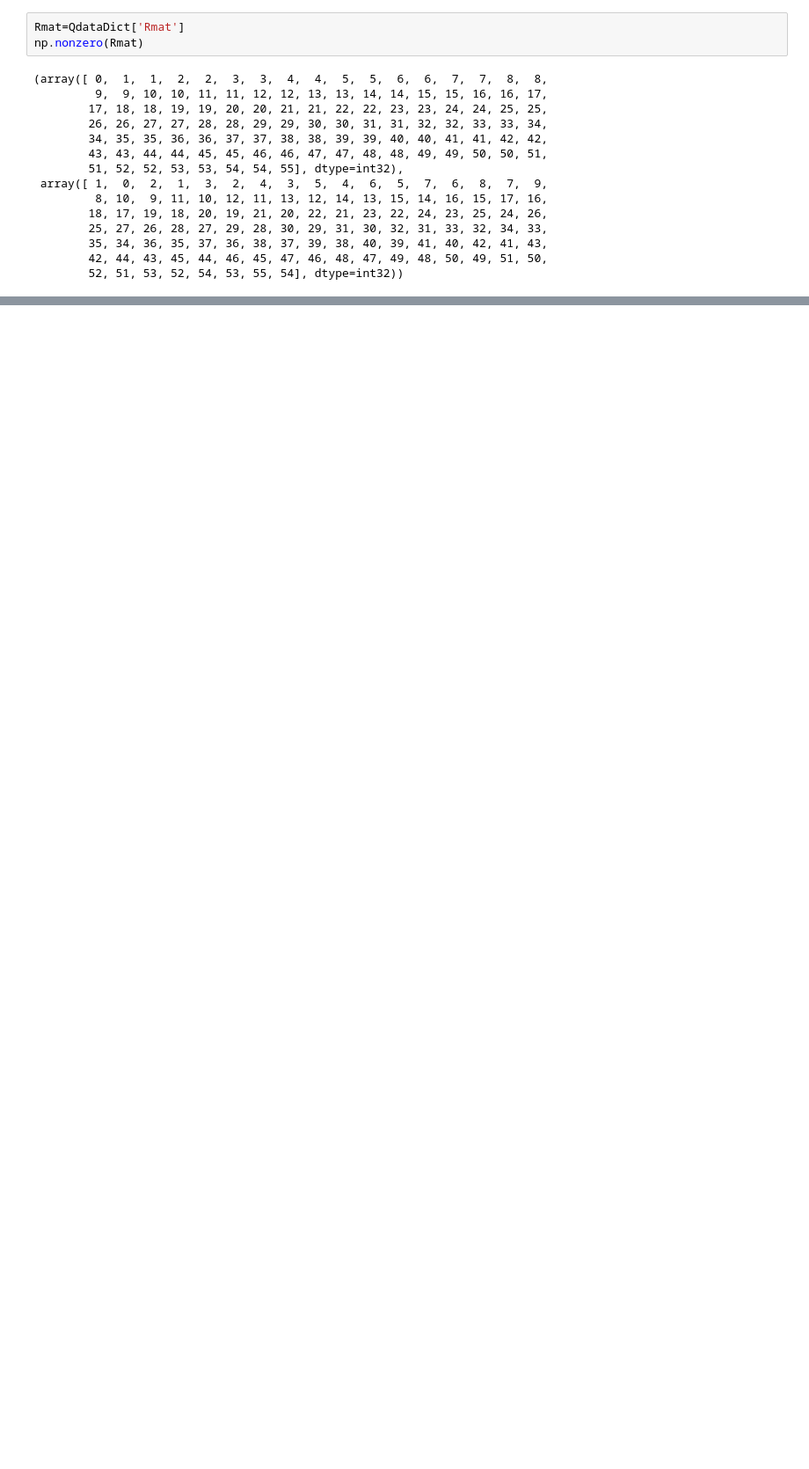
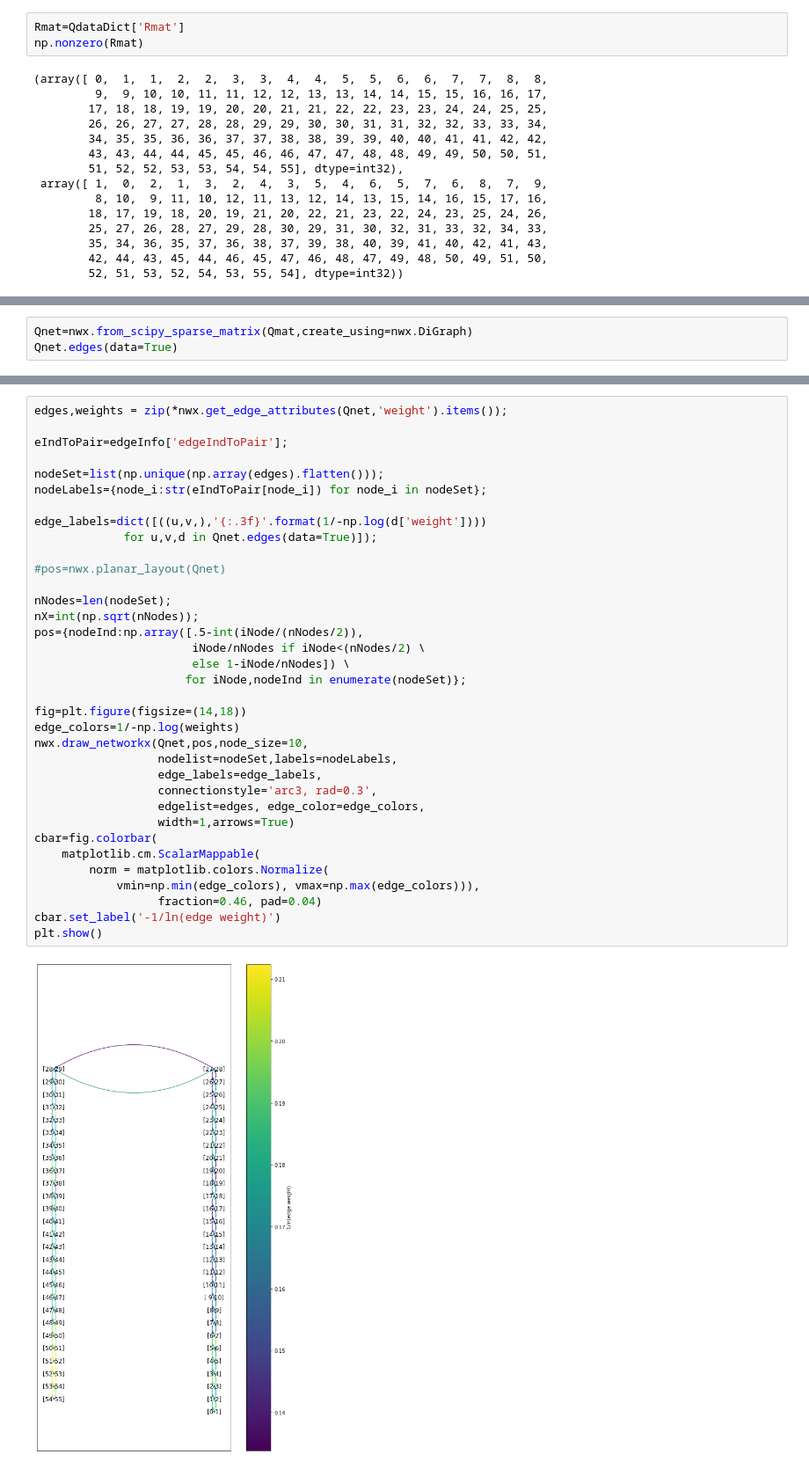
Before and after one commit to wesleymsmith/Milestoning_Analysis, a Jupyter notebook: MD_Milestone_Analysis_Testing.ipynb, the cells around one changed output, grey strips where cells are left out. Shown at 88% size. Cells and saved outputs as stored; diff of their text form; blank space fills up the shorter version.

```diff
--- a/MD_Milestone_Analysis_Testing.ipynb
+++ b/MD_Milestone_Analysis_Testing.ipynb
@@ -825,0 +870,3 @@ np.nonzero(Rmat)
+# %%
+Qnet=nwx.from_scipy_sparse_matrix(Qmat,create_using=nwx.DiGraph)
+Qnet.edges(data=True)
@@ -825,0 +875,37 @@ np.nonzero(Rmat)
+# %%
+edges,weights = zip(*nwx.get_edge_attributes(Qnet,'weight').items());
+
+eIndToPair=edgeInfo['edgeIndToPair'];
+
+nodeSet=list(np.unique(np.array(edges).flatten()));
+nodeLabels={node_i:str(eIndToPair[node_i]) for node_i in nodeSet};
+
+edge_labels=dict([((u,v,),'{:.3f}'.format(1/-np.log(d['weight'])))
+             for u,v,d in Qnet.edges(data=True)]);
+
+#pos=nwx.planar_layout(Qnet)
+
+nNodes=len(nodeSet);
+nX=int(np.sqrt(nNodes));
+pos={nodeInd:np.array([.5-int(iNode/(nNodes/2)),
+                       iNode/nNodes if iNode<(nNodes/2) \
+                       else 1-iNode/nNodes]) \
+                      for iNode,nodeInd in enumerate(nodeSet)};
+
+fig=plt.figure(figsize=(14,18))
+edge_colors=1/-np.log(weights)
+nwx.draw_networkx(Qnet,pos,node_size=10,
+                  nodelist=nodeSet,labels=nodeLabels,
+                  edge_labels=edge_labels,
+                  connectionstyle='arc3, rad=0.3',
+                  edgelist=edges, edge_color=edge_colors,
+                  width=1,arrows=True)
+cbar=fig.colorbar(
+    matplotlib.cm.ScalarMappable(
+        norm = matplotlib.colors.Normalize(
+            vmin=np.min(edge_colors), vmax=np.max(edge_colors))),
+                  fraction=0.46, pad=0.04)
+cbar.set_label('-1/ln(edge weight)')
+plt.show()
+# %% [output]
+[figure, added]
```
Also changed, not shown: parts of 16 cells of this notebook, 1 other file.
